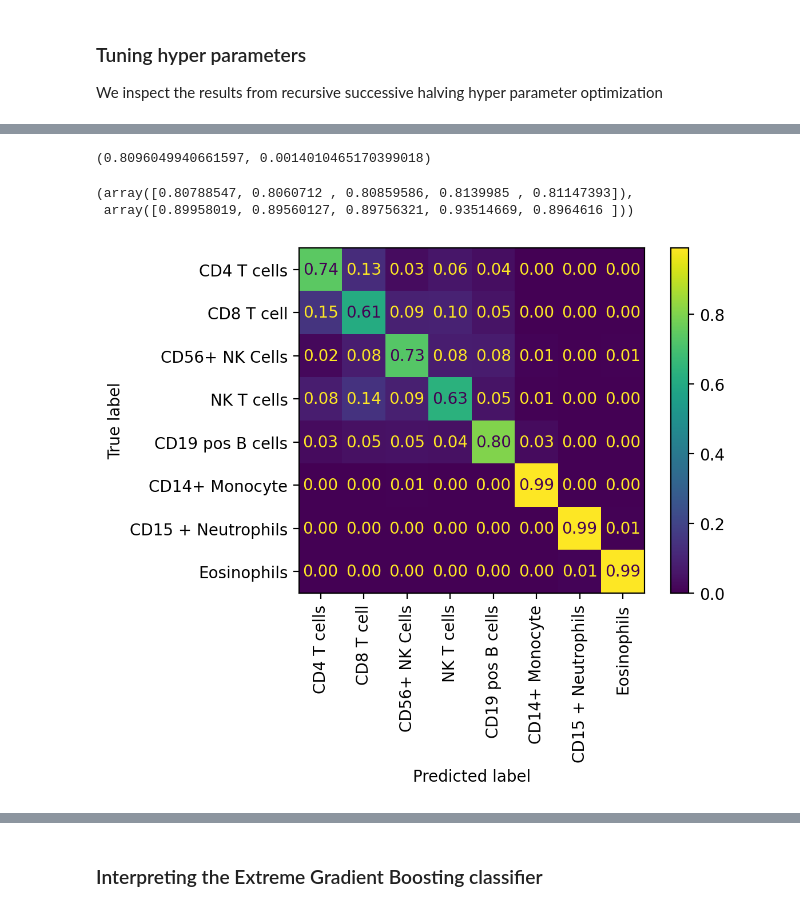
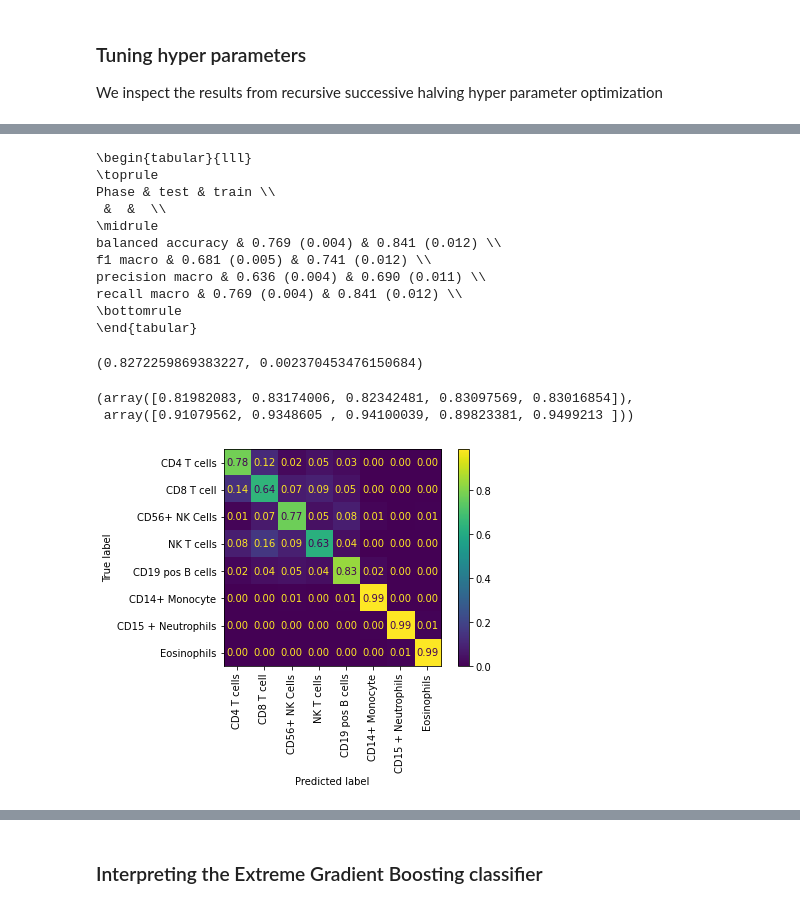
Before and after one commit to harel-coffee/SCIP-use-case-workflows-auto, a Jupyter notebook: notebooks/Stain-free Leukocyte Prediction.ipynb, the cells around one changed output, grey strips where cells are left out. Saved outputs shown, nothing was run; the diff lists cells and outputs as text; code cells hidden in the pictures.

```diff
--- a/notebooks/Stain-free Leukocyte Prediction.ipynb
+++ b/notebooks/Stain-free Leukocyte Prediction.ipynb
@@ -57,24 +57,26 @@ data_dir = Path(os.environ["HOME"]) / "scratch/data/vsc/datasets/wbc/scip/202204
 # %%
-data_dir = Path(os.environ["VSC_DATA_VO_USER"]) / "datasets/wbc/scip/202204271347/"
+data_dir = Path(os.environ["VSC_DATA_VO_USER"]) / "datasets/wbc/scip/20220713131400/"
 # %%
 df_scip = pq.read_table(data_dir / "features.parquet").to_pandas()
 
-cat_type = CategoricalDtype(
-    categories=sorted(df_scip["meta_group"].astype(int).unique()), ordered=True)
-df_scip["meta_group"] = df_scip["meta_group"].astype(int).astype(cat_type)
+# cat_type = CategoricalDtype(
+#     categories=sorted(df_scip["meta_group"].astype(int).unique()), ordered=True)
+# df_scip["meta_group"] = df_scip["meta_group"].astype(int).astype(cat_type)
 
-cat_type = CategoricalDtype(
-    categories=sorted(df_scip["meta_part"].astype(int).unique()), ordered=True)
-df_scip["meta_part"] = df_scip["meta_part"].astype(int).astype(cat_type)
+# cat_type = CategoricalDtype(
+#     categories=sorted(df_scip["meta_part"].astype(int).unique()), ordered=True)
+# df_scip["meta_part"] = df_scip["meta_part"].astype(int).astype(cat_type)
 
-df_scip = df_scip.set_index(["meta_group", "meta_part", "meta_fix", "meta_object_number"])
+# df_scip = df_scip.set_index(["meta_group", "meta_part", "meta_fix", "meta_object_number"])
 
 df_scip = df_scip[numpy.load(
     data_dir / "indices/columns.npy", allow_pickle=True)]
 df_scip = df_scip.loc[numpy.load(
     data_dir / "indices/index.npy", allow_pickle=True)]
 
-df_scip["meta_label"] = pandas.Categorical(df_scip["meta_label"], ordered=True)
+labels = pq.read_table(data_dir / "labels.parquet").to_pandas()
+df_scip = df_scip.merge(labels, left_index=True, right_index=True)
+# df_scip["meta_label"] = pandas.Categorical(df_scip["meta_label"], ordered=True)
 
 df_scip.shape
 # %% [output]
@@ -235,36 +216,56 @@ Metric & Phase &  \\
+# %%
+scores_df = grid_full_df.groupby(["metric", "phase"])["value"].agg(['mean', scipy.stats.sem])
+scores_df.index.names = ["Metric", "Phase"]
+scores_df["Mean (std. error)"] = scores_df.apply(lambda r: "%.3f (%.3f)" % (r["mean"], r["sem"]), axis=1)
+scores_df = scores_df.reset_index().pivot(index="Metric", values="Mean (std. error)", columns="Phase")
+scores_df.index.name = ""
+
+print(scores_df.style.to_latex(hrules=True))
+# %% [output]
+\begin{tabular}{lll}
+\toprule
+Phase & test & train \\
+ &  &  \\
+\midrule
+balanced accuracy & 0.769 (0.004) & 0.841 (0.012) \\
+f1 macro & 0.681 (0.005) & 0.741 (0.012) \\
+precision macro & 0.636 (0.004) & 0.690 (0.011) \\
+recall macro & 0.769 (0.004) & 0.841 (0.012) \\
+\bottomrule
+\end{tabular}
 # %%
-with open(data_dir / f"hpo/rsh_cyto.pickle", "rb") as fh:
+with open(data_dir / f"hpo/rsh_cyto_overfit.pickle", "rb") as fh:
     grid_cyto = pickle.load(fh)
 # %%
 grid_cyto["test_balanced_accuracy"].mean(), scipy.stats.sem(grid_cyto["test_balanced_accuracy"])
 # %% [output]
-(0.8096049940661597, 0.0014010465170399018)
+(0.8272259869383227, 0.002370453476150684)
 # %%
 grid_cyto["test_balanced_accuracy"], grid_cyto["train_balanced_accuracy"]
 # %% [output]
-(array([0.80788547, 0.8060712 , 0.80859586, 0.8139985 , 0.81147393]),
- array([0.89958019, 0.89560127, 0.89756321, 0.93514669, 0.8964616 ]))
+(array([0.81982083, 0.83174006, 0.82342481, 0.83097569, 0.83016854]),
+ array([0.91079562, 0.9348605 , 0.94100039, 0.89823381, 0.9499213 ]))
 # %%
-X = df.drop('late', level="meta_fix").drop(2, level="meta_group").filter(regex="(BF1|BF2|SSC)$")
-y = enc.transform(df.drop('late', level="meta_fix").drop(2, level="meta_group")["meta_label"])
+X = df.drop('late', level="meta_fix").drop(0, level="meta_group").filter(regex="(BF1|BF2|SSC)$")#.fillna(0)
+y = enc.transform(df.drop('late', level="meta_fix").drop(0, level="meta_group")["meta_label"])
 preds = []
 true = []
 
 skf = StratifiedKFold(n_splits=5, random_state=0, shuffle=True)
 for estimator, (_, test_index) in zip(grid_cyto["estimator"], skf.split(X, y)):
     X_test, y_test = X.iloc[test_index], y[test_index]
     preds.extend(estimator.predict(X_test))
     true.extend(y_test)
 
 fig, ax = plt.subplots()
 ConfusionMatrixDisplay.from_predictions(
     true, preds,
     labels=[3, 5, 4, 7, 2, 0, 1, 6],
     display_labels=enc.classes_[[3, 5, 4, 7, 2, 0, 1, 6]],
     normalize='true', xticks_rotation="vertical", values_format=".2f",
     ax=ax
 )
 plt.savefig(data_dir / "figures" / "xgb_wbc_cyto_cv_confmat.png", bbox_inches="tight")
 # %% [output]
-[figure, old version]
+[figure, new version]
 # %%
```
Also changed, not shown: parts of 15 cells of this notebook, 2 other files.
